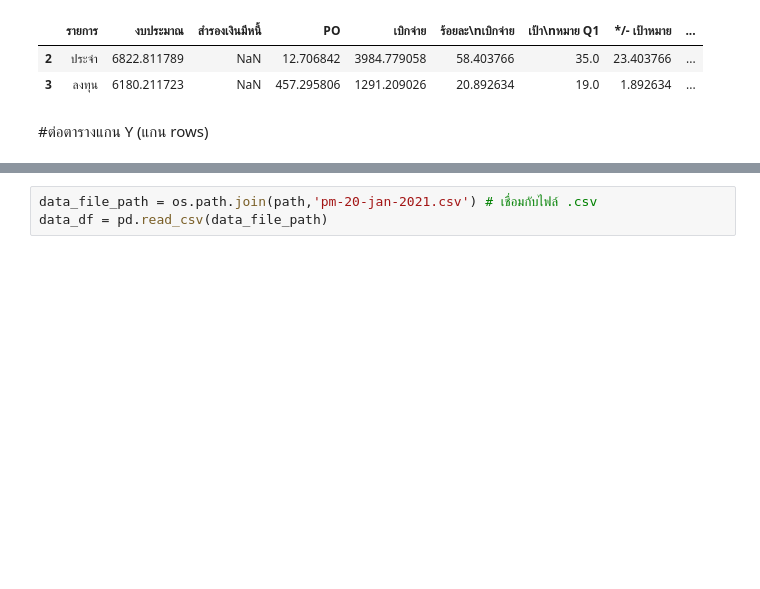
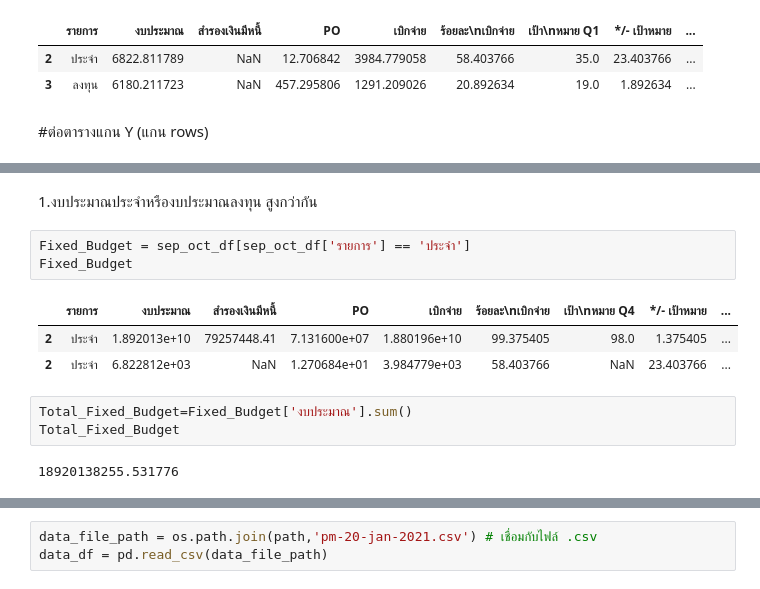
Before and after one commit to TechinTK/python_dataviz2023, a Jupyter notebook: Pandas102.ipynb, the cells around one changed output, grey strips where cells are left out. Saved outputs shown, nothing was run; the diff lists cells and outputs as text; blank space fills up the shorter version.

```diff
--- a/Pandas102.ipynb
+++ b/Pandas102.ipynb
@@ -140,0 +170,14 @@ sep_oct_df
+# %% [markdown]
+1.งบประมาณประจำหรืองบประมาณลงทุน สูงกว่ากัน
+# %%
+Fixed_Budget = sep_oct_df[sep_oct_df['รายการ'] == 'ประจำ']
+Fixed_Budget
+# %% [output]
+|  | รายการ | งบประมาณ | สำรองเงินมีหนี้ | PO | เบิกจ่าย | ร้อยละ\nเบิกจ่าย | เป้า\nหมาย Q4 | */- เป้าหมาย | ... |
+| 2 | ประจำ | 1.892013e+10 | 79257448.41 | 7.131600e+07 | 1.880196e+10 | 99.375405 | 98.0 | 1.375405 | ... |
+| 2 | ประจำ | 6.822812e+03 | NaN | 1.270684e+01 | 3.984779e+03 | 58.403766 | NaN | 23.403766 | ... |
+# %%
+Total_Fixed_Budget=Fixed_Budget['งบประมาณ'].sum()
+Total_Fixed_Budget
+# %% [output]
+18920138255.531776
```
Also changed, not shown: parts of 15 cells of this notebook.
